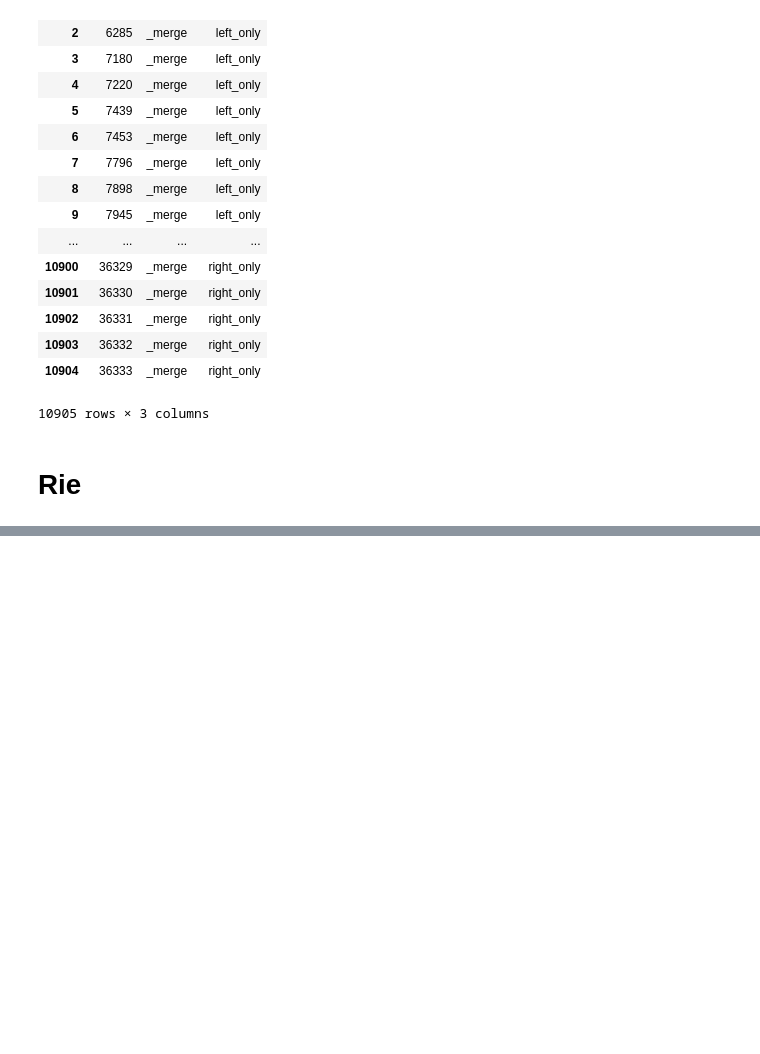
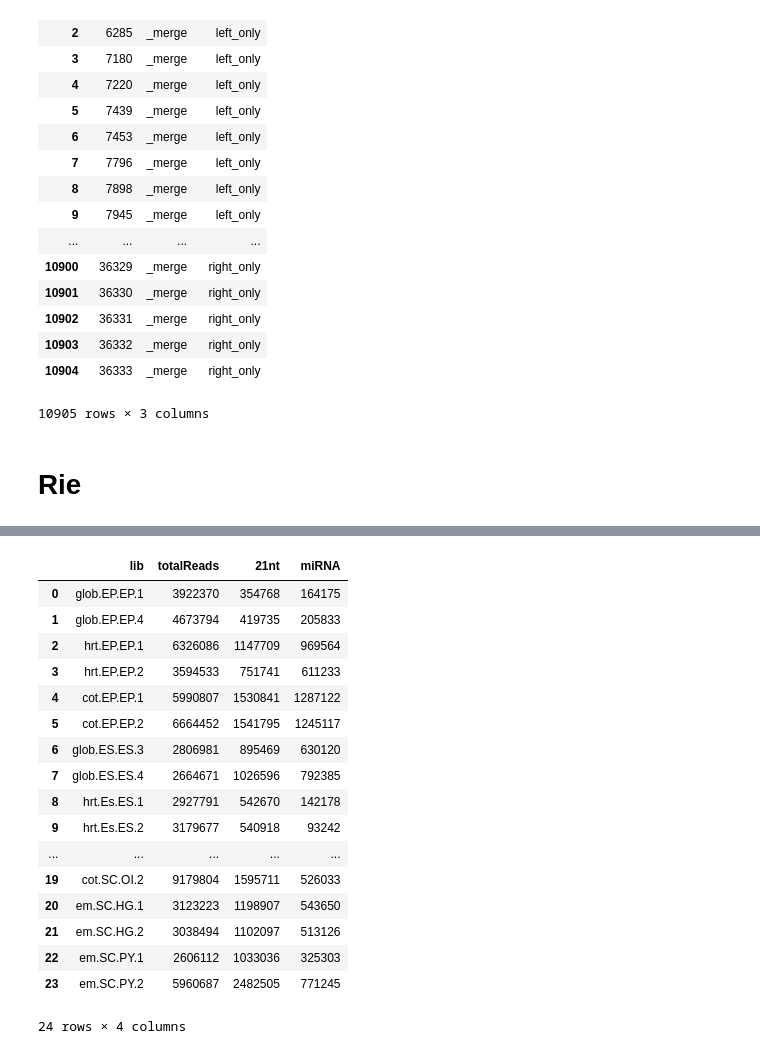
Before and after one commit to UCD-pbio-rclub/python-data-analysis_MinYao.J, a Jupyter notebook: Chapter 8 HW 2.ipynb, the cells around one changed output, grey strips where cells are left out. Drawn from its saved outputs; the diff is of its cells as text; code cells hidden in the pictures; blank space fills up the shorter version.

```diff
--- a/Chapter 8 HW 2.ipynb
+++ b/Chapter 8 HW 2.ipynb
@@ -383,0 +390,3 @@ ldata
+# %%
+sRNAdata = pd.read_csv('HW8/Rie.21ntCounts.022119.csv')
+sRNAdata
@@ -383,0 +412,3 @@ ldata
+# %%
+miRdata = pd.read_csv('HW8/Rie.miRCounts.022119.csv')
+miRdata
@@ -383,0 +434,22 @@ ldata
+# %%
+mergeddata = pd.merge(sRNAdata, miRdata, on=['lib','totalReads'], how='left')
+mergeddata
+# %% [output]
+|  | lib | totalReads | 21nt | miRNA |
+| 0 | glob.EP.EP.1 | 3922370 | 354768 | 164175 |
+| 1 | glob.EP.EP.4 | 4673794 | 419735 | 205833 |
+| 2 | hrt.EP.EP.1 | 6326086 | 1147709 | 969564 |
+| 3 | hrt.EP.EP.2 | 3594533 | 751741 | 611233 |
+| 4 | cot.EP.EP.1 | 5990807 | 1530841 | 1287122 |
+| 5 | cot.EP.EP.2 | 6664452 | 1541795 | 1245117 |
+| 6 | glob.ES.ES.3 | 2806981 | 895469 | 630120 |
+| 7 | glob.ES.ES.4 | 2664671 | 1026596 | 792385 |
+| 8 | hrt.Es.ES.1 | 2927791 | 542670 | 142178 |
+| 9 | hrt.Es.ES.2 | 3179677 | 540918 | 93242 |
+| ... | ... | ... | ... | ... |
+| 19 | cot.SC.OI.2 | 9179804 | 1595711 | 526033 |
+| 20 | em.SC.HG.1 | 3123223 | 1198907 | 543650 |
+| 21 | em.SC.HG.2 | 3038494 | 1102097 | 513126 |
+| 22 | em.SC.PY.1 | 2606112 | 1033036 | 325303 |
+| 23 | em.SC.PY.2 | 5960687 | 2482505 | 771245 |
+24 rows × 4 columns
```
Also changed, not shown: parts of 4 cells of this notebook.
